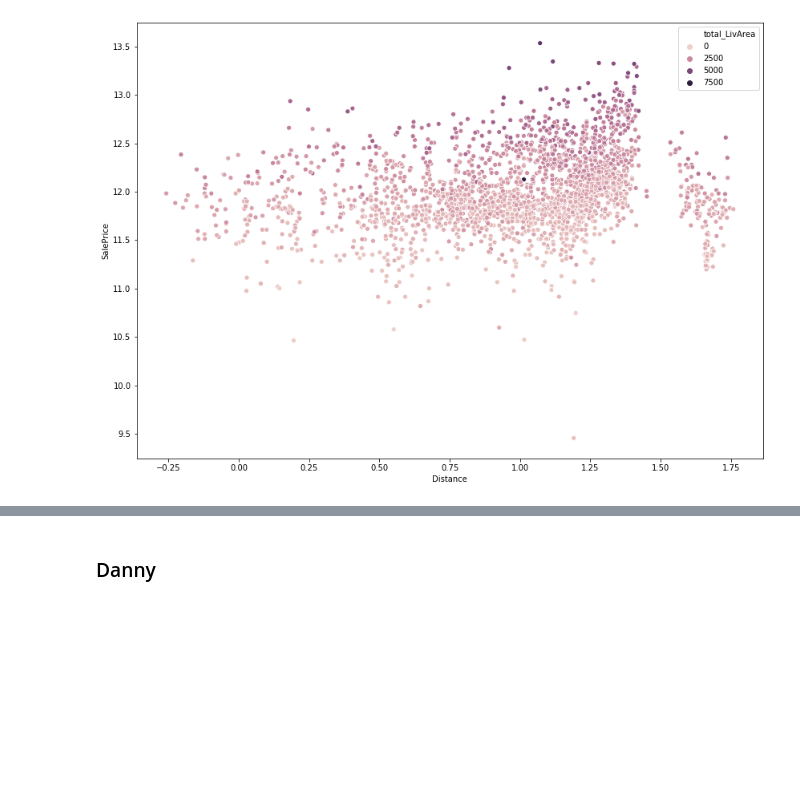
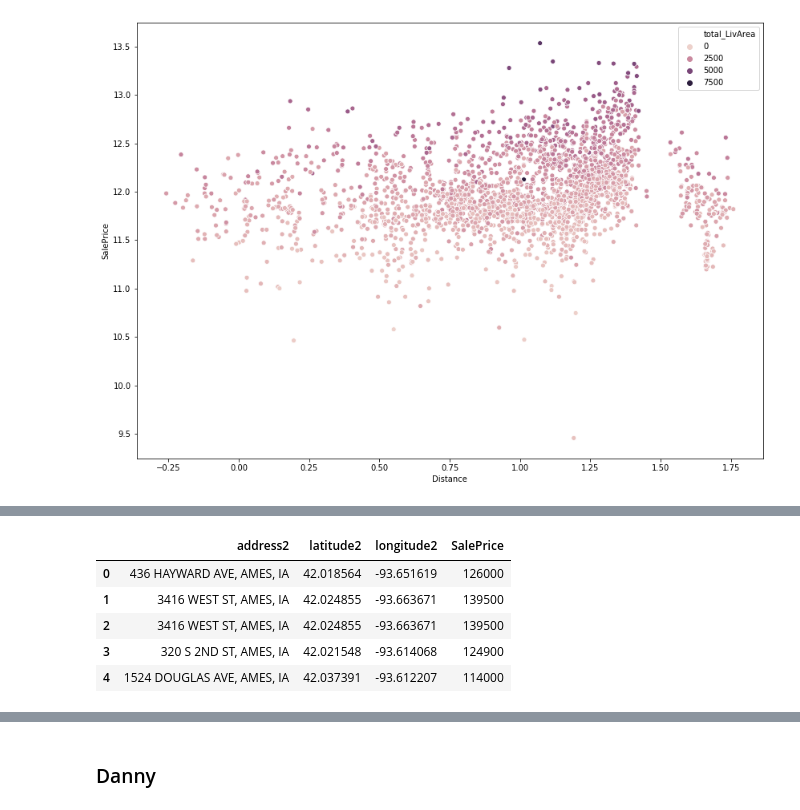
Before and after one commit to danieljinchoy/ames_housing_ml, a Jupyter notebook: EDA.ipynb, the cells around one changed output, grey strips where cells are left out. Saved outputs shown, nothing was run; the diff lists cells and outputs as text; code cells hidden in the pictures; blank space fills up the shorter version.

```diff
--- a/EDA.ipynb
+++ b/EDA.ipynb
@@ -162,0 +248,9 @@ sns.scatterplot(x = log_distance, y = log_SalePrice , hue = 'total_LivArea', dat
+# %%
+geo_dataframe2.head()
+# %% [output]
+|  | address2 | latitude2 | longitude2 | SalePrice |
+| 0 | 436 HAYWARD AVE, AMES, IA | 42.018564 | -93.651619 | 126000 |
+| 1 | 3416 WEST ST, AMES, IA | 42.024855 | -93.663671 | 139500 |
+| 2 | 3416 WEST ST, AMES, IA | 42.024855 | -93.663671 | 139500 |
+| 3 | 320 S 2ND ST, AMES, IA | 42.021548 | -93.614068 | 124900 |
+| 4 | 1524 DOUGLAS AVE, AMES, IA | 42.037391 | -93.612207 | 114000 |
```
Also changed, not shown: parts of 14 cells of this notebook.
